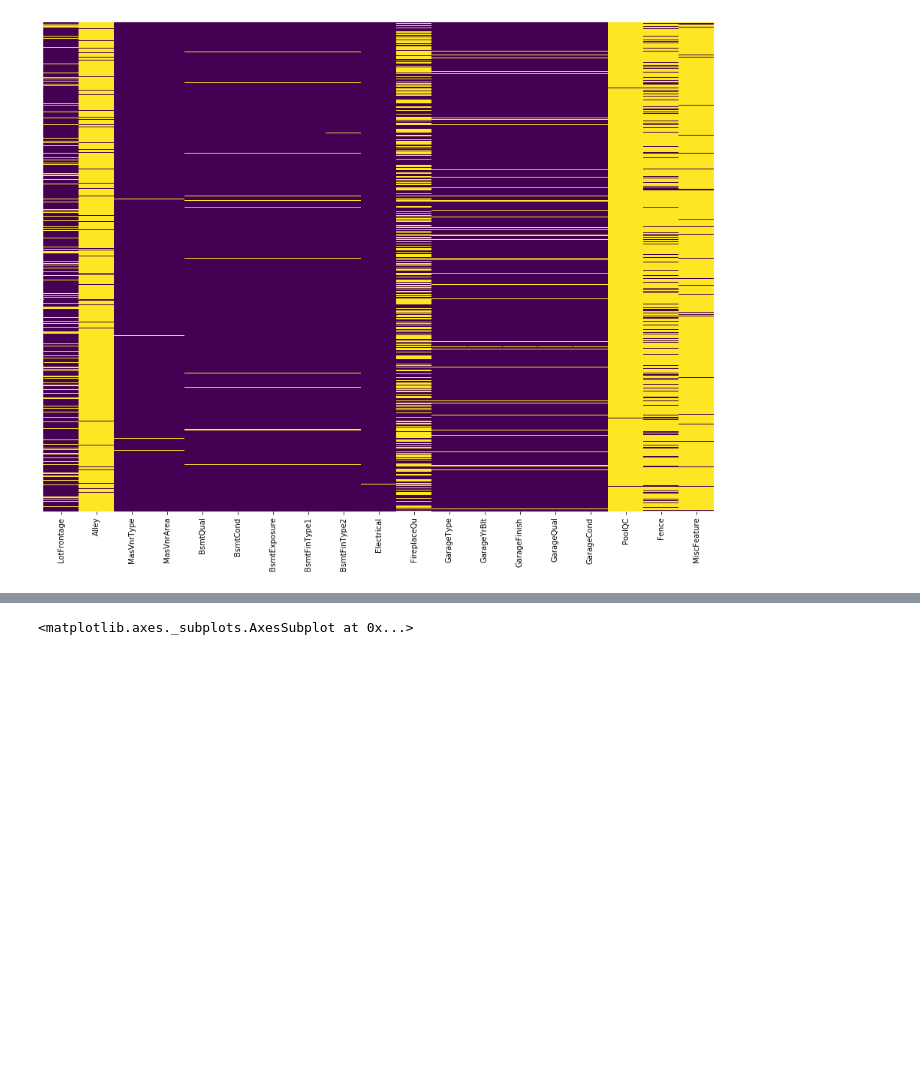
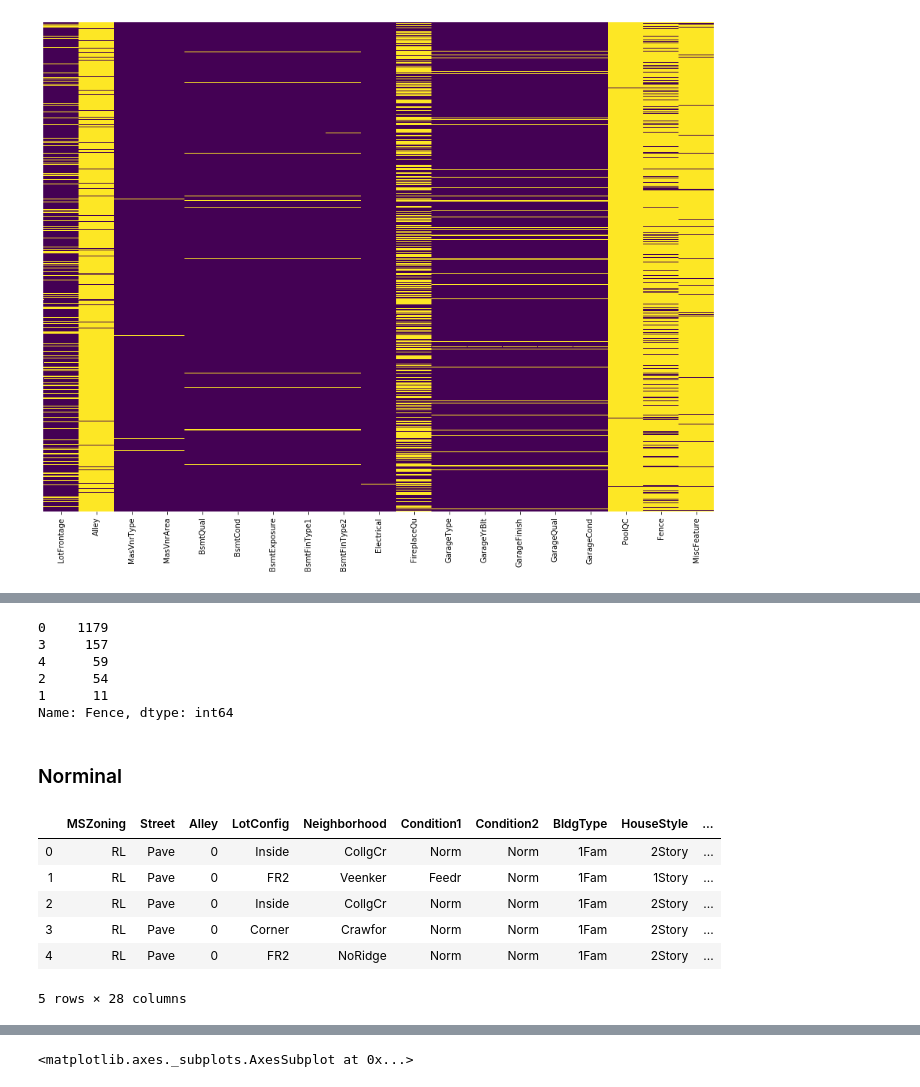
Before and after one commit to lijq33/Data-mining, a Jupyter notebook: Data Mining Assignment.ipynb, the cells around one changed output, grey strips where cells are left out. Saved outputs shown, nothing was run; the diff lists cells and outputs as text; code cells hidden in the pictures; blank space fills up the shorter version.

```diff
--- a/Data Mining Assignment.ipynb
+++ b/Data Mining Assignment.ipynb
@@ -94,0 +344,2 @@ sns.boxplot(x=df_train['FireplaceQu'], y = df_train['SalePrice'])
+# %%
+df_train['BsmtExposure'] = df_train['BsmtExposure'].apply(lambda x : '0' if x=='0' else '1' if x=='No' else '2' if x=='Mn' else '3' if x=='Av' else '4')
@@ -94,0 +375,6 @@ sns.boxplot(x=df_train['FireplaceQu'], y = df_train['SalePrice'])
+# %%
+## MAYBE THIS IS NOT ORDINAL
+bsmt = lambda x : '0' if x=='0' else '1' if x=='Unf' else '2' if x=='LwQ' else '3' if x=='Rec' else '4' if x=='BLQ' else '5' if x=='ALQ' else '6'
+
+df_train['BsmtFinType1'] = df_train['BsmtFinType1'].apply(bsmt)
+df_train['BsmtFinType2'] = df_train['BsmtFinType2'].apply(bsmt)
@@ -94,0 +412,9 @@ sns.boxplot(x=df_train['FireplaceQu'], y = df_train['SalePrice'])
+# %%
+print(df_train['Fence'].value_counts())
+# %% [output]
+0    1179
+3     157
+4      59
+2      54
+1      11
+Name: Fence, dtype: int64
@@ -94,0 +424,2 @@ sns.boxplot(x=df_train['FireplaceQu'], y = df_train['SalePrice'])
+# %% [markdown]
+### Norminal
@@ -94,0 +429,10 @@ sns.boxplot(x=df_train['FireplaceQu'], y = df_train['SalePrice'])
+# %%
+df_train[norminal].head()
+# %% [output]
+|  | MSZoning | Street | Alley | LotConfig | Neighborhood | Condition1 | Condition2 | BldgType | HouseStyle | ... |
+| 0 | RL | Pave | 0 | Inside | CollgCr | Norm | Norm | 1Fam | 2Story | ... |
+| 1 | RL | Pave | 0 | FR2 | Veenker | Feedr | Norm | 1Fam | 1Story | ... |
+| 2 | RL | Pave | 0 | Inside | CollgCr | Norm | Norm | 1Fam | 2Story | ... |
+| 3 | RL | Pave | 0 | Corner | Crawfor | Norm | Norm | 1Fam | 2Story | ... |
+| 4 | RL | Pave | 0 | FR2 | NoRidge | Norm | Norm | 1Fam | 2Story | ... |
+5 rows × 28 columns
```
Also changed, not shown: parts of 72 cells of this notebook.
